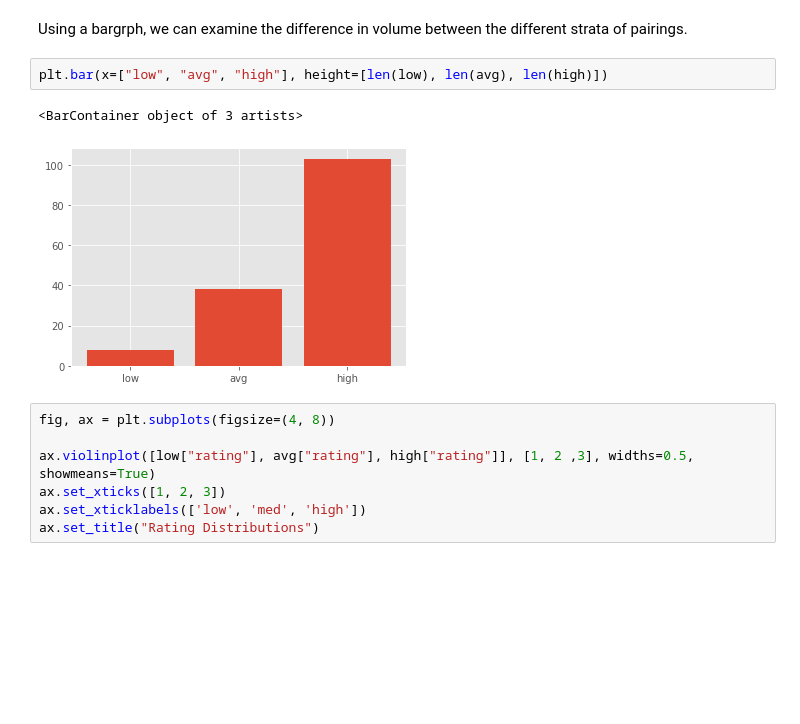
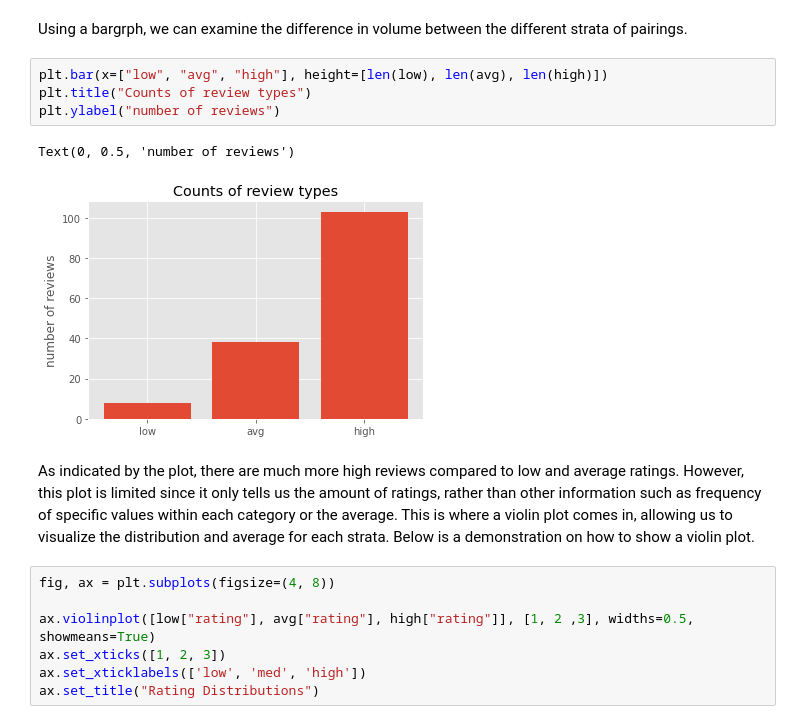
Before and after one commit to adamy03/course_analysis, a Jupyter notebook: course_analysis.ipynb, the cells around one changed output. Drawn from its saved outputs; the diff is of its cells as text; blank space fills up the shorter version.

```diff
--- a/course_analysis.ipynb
+++ b/course_analysis.ipynb
@@ -329,9 +329,13 @@ low = cdf.loc[cdf["rating"] < 2]
 Using a bargrph, we can examine the difference in volume between the different strata of pairings.
 # %%
 plt.bar(x=["low", "avg", "high"], height=[len(low), len(avg), len(high)])
+plt.title("Counts of review types")
+plt.ylabel("number of reviews")
 # %% [output]
-<BarContainer object of 3 artists>
+Text(0, 0.5, 'number of reviews')
-[figure, old version]
+[figure, new version]
+# %% [markdown]
+As indicated by the plot, there are much more high reviews compared to low and average ratings. However, this plot is limited since it only tells us the amount of ratings, rather than other information such as frequency of specific values within each category or the average. This is where a violin plot comes in, allowing us to visualize the distribution and average for each strata. Below is a demonstration on how to show a violin plot.
 # %%
 fig, ax = plt.subplots(figsize=(4, 8))
 
```
Also changed, not shown: parts of 8 cells of this notebook.
